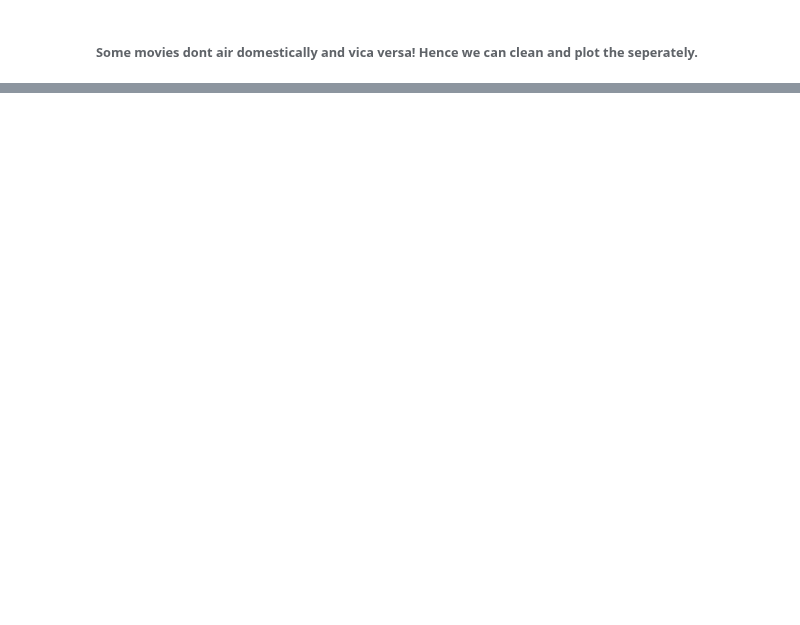
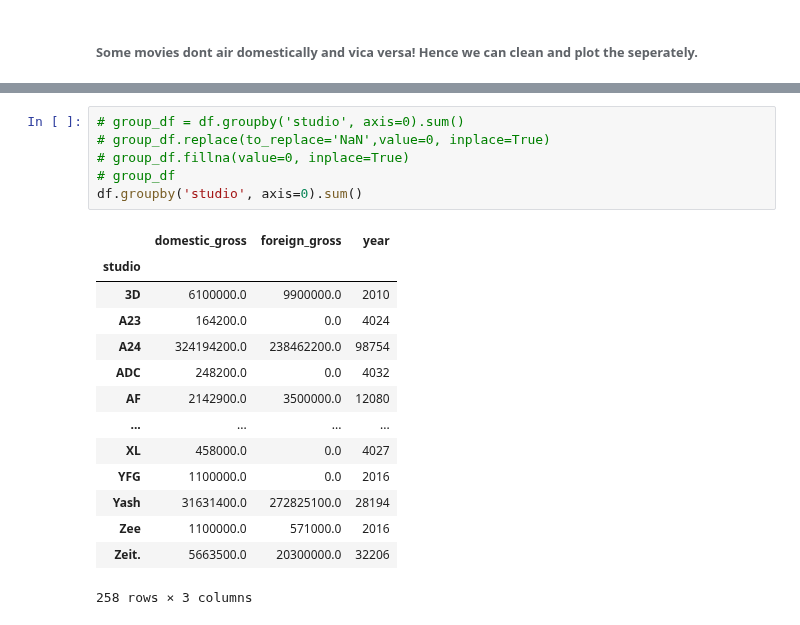
Before and after one commit to reboyce/Gilbert-Team-Repo, a Jupyter notebook: Notebooks/Reece's Notebook.ipynb, the cells around one changed output, grey strips where cells are left out. Cells and saved outputs as stored; diff of their text form; blank space fills up the shorter version.

```diff
--- a/Notebooks/Reece's Notebook.ipynb
+++ b/Notebooks/Reece's Notebook.ipynb
@@ -84,0 +78,21 @@ plt.show()
+# %%
+# group_df = df.groupby('studio', axis=0).sum()
+# group_df.replace(to_replace='NaN',value=0, inplace=True)
+# group_df.fillna(value=0, inplace=True)
+# group_df
+df.groupby('studio', axis=0).sum()
+# %% [output]
+|  | domestic_gross | foreign_gross | year |
+| studio |  |  |  |
+| 3D | 6100000.0 | 9900000.0 | 2010 |
+| A23 | 164200.0 | 0.0 | 4024 |
+| A24 | 324194200.0 | 238462200.0 | 98754 |
+| ADC | 248200.0 | 0.0 | 4032 |
+| AF | 2142900.0 | 3500000.0 | 12080 |
+| ... | ... | ... | ... |
+| XL | 458000.0 | 0.0 | 4027 |
+| YFG | 1100000.0 | 0.0 | 2016 |
+| Yash | 31631400.0 | 272825100.0 | 28194 |
+| Zee | 1100000.0 | 571000.0 | 2016 |
+| Zeit. | 5663500.0 | 20300000.0 | 32206 |
+258 rows × 3 columns
```
Also changed, not shown: parts of 22 cells of this notebook.
